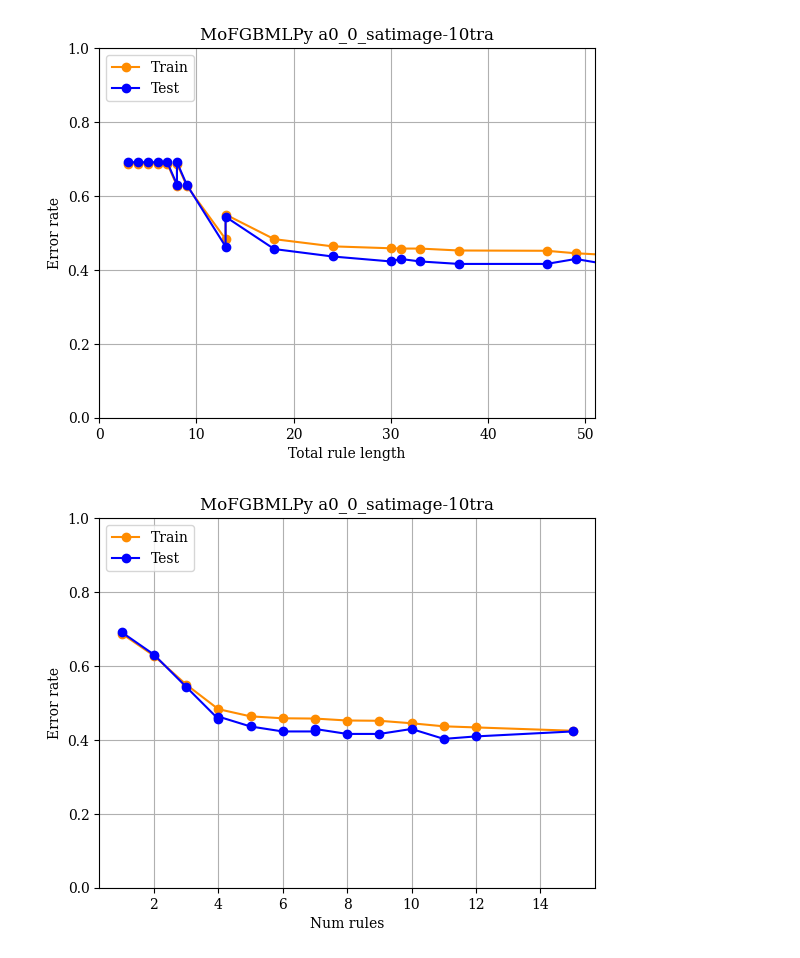
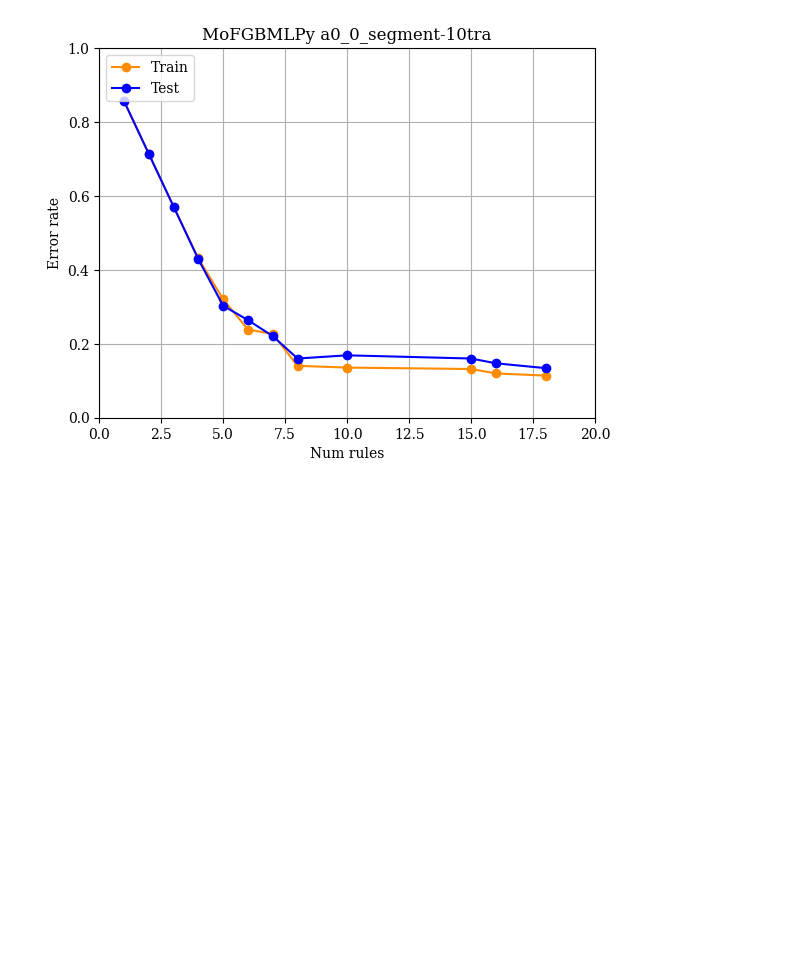
Before and after one commit to ci-labo-omu/MoFGBMLPy, a Jupyter notebook: src/mofgbmlpy/main/nsgaii/mofgbml_nsgaii_main.ipynb, the cells around one changed output. Drawn from its saved outputs; the diff is of its cells as text; code cells hidden in the pictures; blank space fills up the shorter version.

Commit message:
density experiment on segment

```diff
--- a/src/mofgbmlpy/main/nsgaii/mofgbml_nsgaii_main.ipynb
+++ b/src/mofgbmlpy/main/nsgaii/mofgbml_nsgaii_main.ipynb
@@ -10,10 +10,10 @@ if __name__ == '__main__':
     args = [
         "--algorithm-id", "1",
         "--experiment-id", "2",
-        "--data-name", "iris",
-        "--train-file", "../dataset/iris/a0_1_iris-10tra.dat",
-        "--test-file", "../dataset/iris/a0_1_iris-10tst.dat",
-        "--terminate-evaluation", "300",
+        "--data-name", "segment",
+        "--train-file", "../dataset/segment/a0_0_segment-10tra.dat",
+        "--test-file", "../dataset/segment/a0_0_segment-10tst.dat",
+        "--terminate-evaluation", "30000",
         "--objectives", "num-rules", "error-rate",
         # "--crossover-type", "pittsburgh-crossover",
         # "--antecedent-factory", "all-combination-antecedent-factory",
@@ -57,17 +57,14 @@ INITIATION_RULE_NUM = 30
 # %%
     runner.plot_line_interpretability_error_rate_tradeoff(results.opt.get('X')[:, 0],
-                                                          title="MoFGBMLPy a0_0_satimage-10tra", xlim=[0, 51])
-    runner.plot_line_interpretability_error_rate_tradeoff(results.opt.get('X')[:, 0],
-                                                          title="MoFGBMLPy a0_0_satimage-10tra", x_key='num_rules')
+                                                          title="MoFGBMLPy a0_0_segment-10tra", x_key='num_rules', xlim=[0, 20])
 
 
     for idx, sol in enumerate(results.opt.get("X")[:, 0]):
         print(f"\n識別器 {idx + 1} のルール:")
 
         # 各識別器のルールを取得し表示
         for rule_idx, var in enumerate(sol.get_vars(), start=1):
             print(f"  ルール {rule_idx}: {var.get_rule().get_linguistic_representation()}")
 # %% [output]
-[figure, old version]
+[figure, new version]
-[figure, removed]
 識別器 1 のルール:
```
Also changed, not shown: parts of 2 cells of this notebook.
